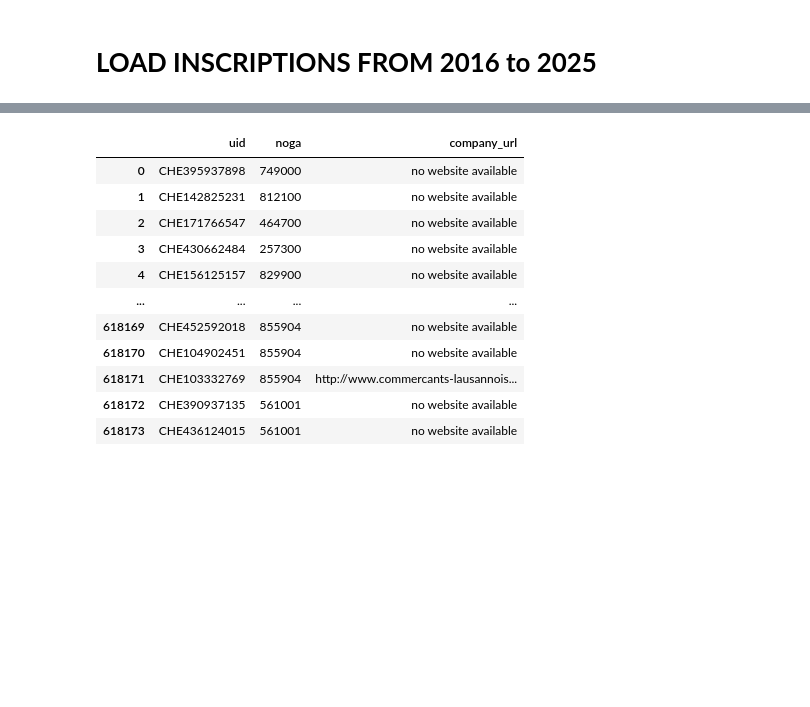
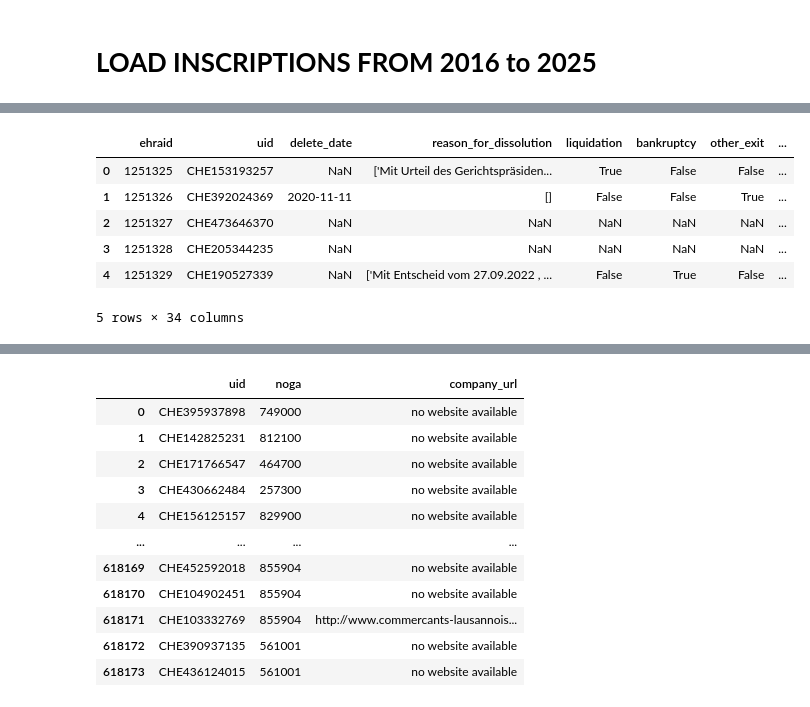
Before and after one commit to MaBlock7/company_success_prediction, a Jupyter notebook: success_prediction/zefix_feature_engineering.ipynb, the cells around one changed output, grey strips where cells are left out. Cells and saved outputs as stored; diff of their text form; code cells hidden in the pictures; blank space fills up the shorter version.

```diff
--- a/success_prediction/zefix_feature_engineering.ipynb
+++ b/success_prediction/zefix_feature_engineering.ipynb
@@ -309,0 +272,10 @@ df_sample
+# %%
+df_startups.head()
+# %% [output]
+|  | ehraid | uid | delete_date | reason_for_dissolution | liquidation | bankruptcy | other_exit | ... |
+| 0 | 1251325 | CHE153193257 | NaN | ['Mit Urteil des Gerichtspräsiden... | True | False | False | ... |
+| 1 | 1251326 | CHE392024369 | 2020-11-11 | [] | False | False | True | ... |
+| 2 | 1251327 | CHE473646370 | NaN | NaN | NaN | NaN | NaN | ... |
+| 3 | 1251328 | CHE205344235 | NaN | NaN | NaN | NaN | NaN | ... |
+| 4 | 1251329 | CHE190527339 | NaN | ['Mit Entscheid vom 27.09.2022 , ... | False | True | False | ... |
+5 rows × 34 columns
```
Also changed, not shown: parts of 33 cells of this notebook, 1 other file.
